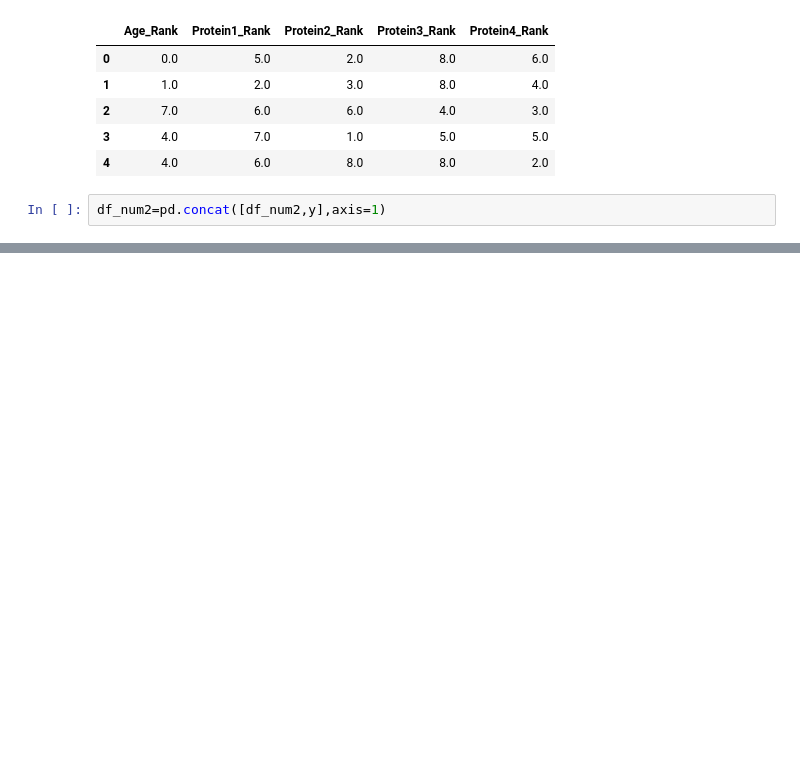
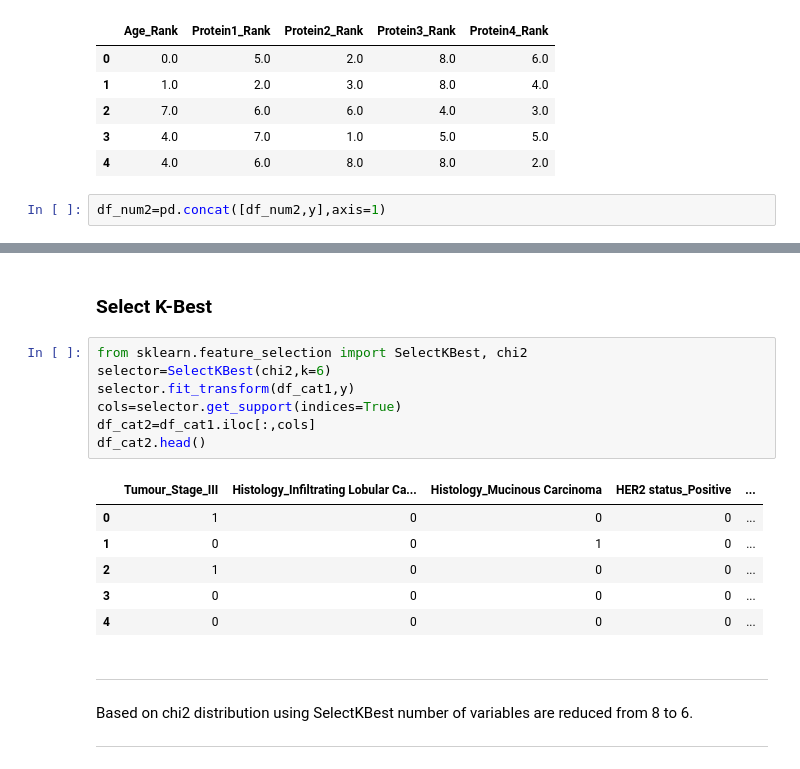
Before and after one commit to VishalWadagavi/Feature_Selection_Techniques, a Jupyter notebook: Feature_Selection_Techniques_Breast_Cancer_Data.ipynb, the cells around one changed output, grey strips where cells are left out. Saved outputs shown, nothing was run; the diff lists cells and outputs as text; blank space fills up the shorter version.

```diff
--- a/Feature_Selection_Techniques_Breast_Cancer_Data.ipynb
+++ b/Feature_Selection_Techniques_Breast_Cancer_Data.ipynb
@@ -276,0 +293,20 @@ pd.get_dummies(df['Gender'],prefix='Gender',drop_first=True)
+# %% [markdown]
+### Select K-Best
+# %%
+from sklearn.feature_selection import SelectKBest, chi2
+selector=SelectKBest(chi2,k=6)
+selector.fit_transform(df_cat1,y)
+cols=selector.get_support(indices=True)
+df_cat2=df_cat1.iloc[:,cols]
+df_cat2.head()
+# %% [output]
+|  | Tumour_Stage_III | Histology_Infiltrating Lobular Ca... | Histology_Mucinous Carcinoma | HER2 status_Positive | ... |
+| 0 | 1 | 0 | 0 | 0 | ... |
+| 1 | 0 | 0 | 1 | 0 | ... |
+| 2 | 1 | 0 | 0 | 0 | ... |
+| 3 | 0 | 0 | 0 | 0 | ... |
+| 4 | 0 | 0 | 0 | 0 | ... |
+# %% [markdown]
+***
+Based on chi2 distribution using SelectKBest number of variables are reduced from 8 to 6.
+***
```
Also changed, not shown: parts of 25 cells of this notebook.
